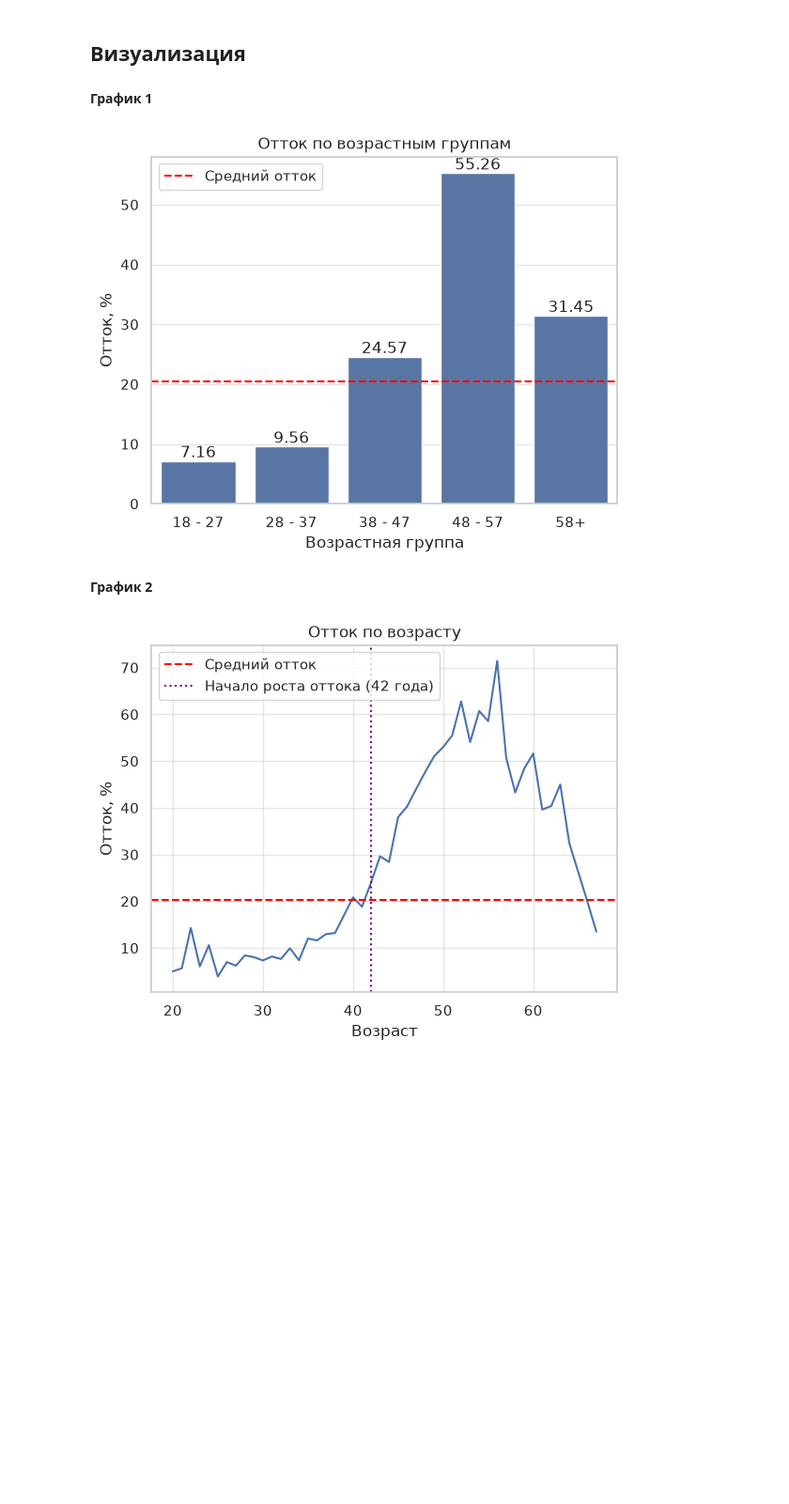
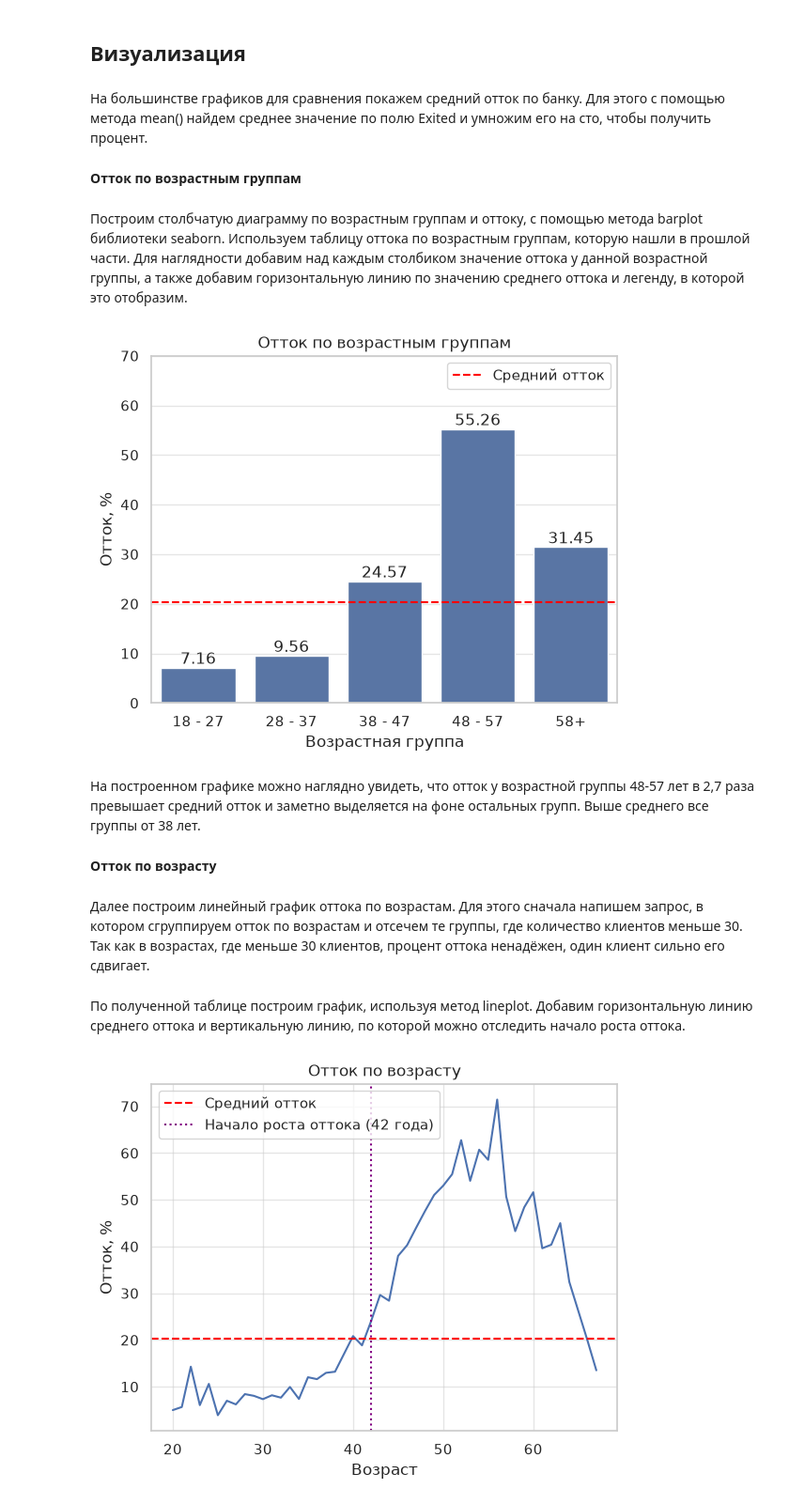
Before and after one commit to ilushav/bank-churn-analysis, a Jupyter notebook: notebooks/analysis.ipynb, the cells around one changed output. Shown at 94% size. Cells and saved outputs as stored; diff of their text form; code cells hidden in the pictures; blank space fills up the shorter version.

Commit message:
Add chart descriptions and visualization summary

```diff
--- a/notebooks/analysis.ipynb
+++ b/notebooks/analysis.ipynb
@@ -435,24 +435,33 @@ risk_churn
 Тип карты и оценка удовлетворенности почти не влияют на отток. Для реального банка это странно.
 # %% [markdown]
 ## Визуализация
+# %% [markdown]
+На большинстве графиков для сравнения покажем средний отток по банку. Для этого с помощью метода mean() найдем среднее значение по полю Exited и умножим его на сто, чтобы получить процент.
 # %%
 mean_churn = df["Exited"].mean() * 100
 # %% [markdown]
-**График 1**
+**Отток по возрастным группам**
+# %% [markdown]
+Построим столбчатую диаграмму по возрастным группам и оттоку, с помощью метода barplot библиотеки seaborn. Используем таблицу оттока по возрастным группам, которую нашли в прошлой части. Для наглядности добавим над каждым столбиком значение оттока у данной возрастной группы, а также добавим горизонтальную линию по значению среднего оттока и легенду, в которой это отобразим.
 # %%
 ax = sns.barplot(data=age_group_churn, x="age_group", y="churn_percent")
 ax.bar_label(ax.containers[0], fmt="%.2f")
 plt.axhline(y=mean_churn, color="red", linestyle="--", label="Средний отток")
 plt.legend()
 plt.title("Отток по возрастным группам")
 plt.xlabel("Возрастная группа")
 plt.ylabel("Отток, %")
+plt.ylim(0, 70)
 plt.savefig("../images/churn_by_group_age.png", dpi=150, bbox_inches="tight")
 plt.show()
 # %% [output]
-[figure, old version]
+[figure, new version]
+# %% [markdown]
+На построенном графике можно наглядно увидеть, что отток у возрастной группы 48-57 лет в 2,7 раза превышает средний отток и заметно выделяется на фоне остальных групп. Выше среднего все группы от 38 лет.
 # %% [markdown]
-**График 2**
+**Отток по возрасту**
+# %% [markdown]
+Далее построим линейный график оттока по возрастам. Для этого сначала напишем запрос, в котором сгруппируем отток по возрастам и отсечем те группы, где количество клиентов меньше 30. Так как в возрастах, где меньше 30 клиентов, процент оттока ненадёжен, один клиент сильно его сдвигает.
 # %%
 query = """
 SELECT Age AS age, COUNT(*) AS clients, ROUND(AVG(Exited) * 100, 2) AS churn_percent
@@ -463,5 +472,7 @@ ORDER BY Age
 """
 age_churn = duckdb.sql(query).df()
+# %% [markdown]
+По полученной таблице построим график, используя метод lineplot. Добавим горизонтальную линию среднего оттока и вертикальную линию, по которой можно отследить начало роста оттока.
 # %%
 sns.lineplot(data=age_churn, x="age", y="churn_percent")
 plt.axhline(y=mean_churn, color="red", linestyle="--", label="Средний отток")
```
Also changed, not shown: parts of 23 cells of this notebook, 1 other file.
